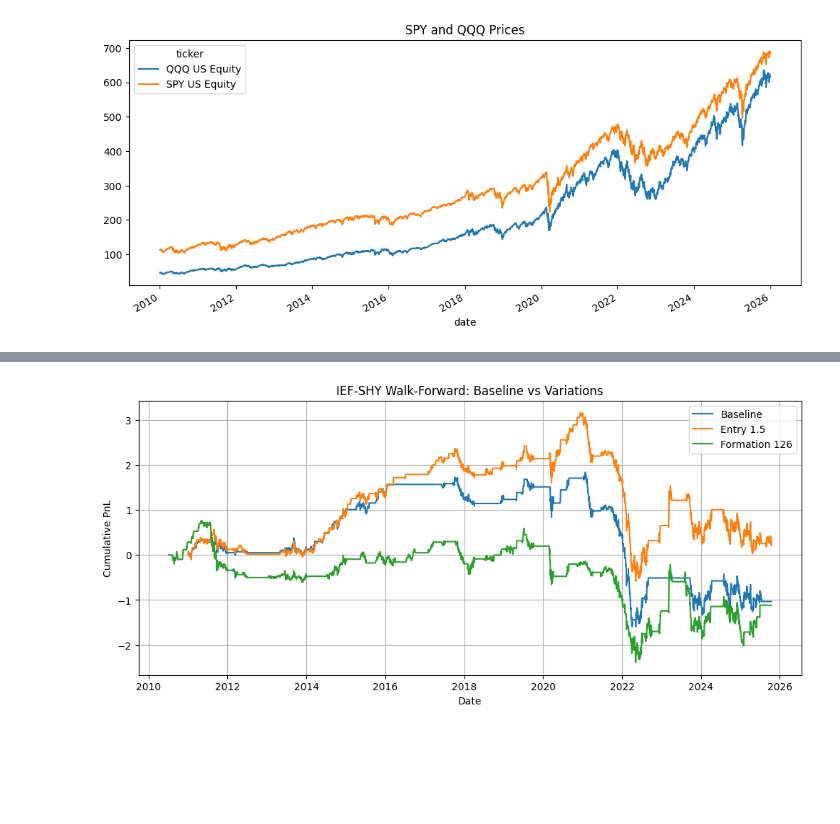
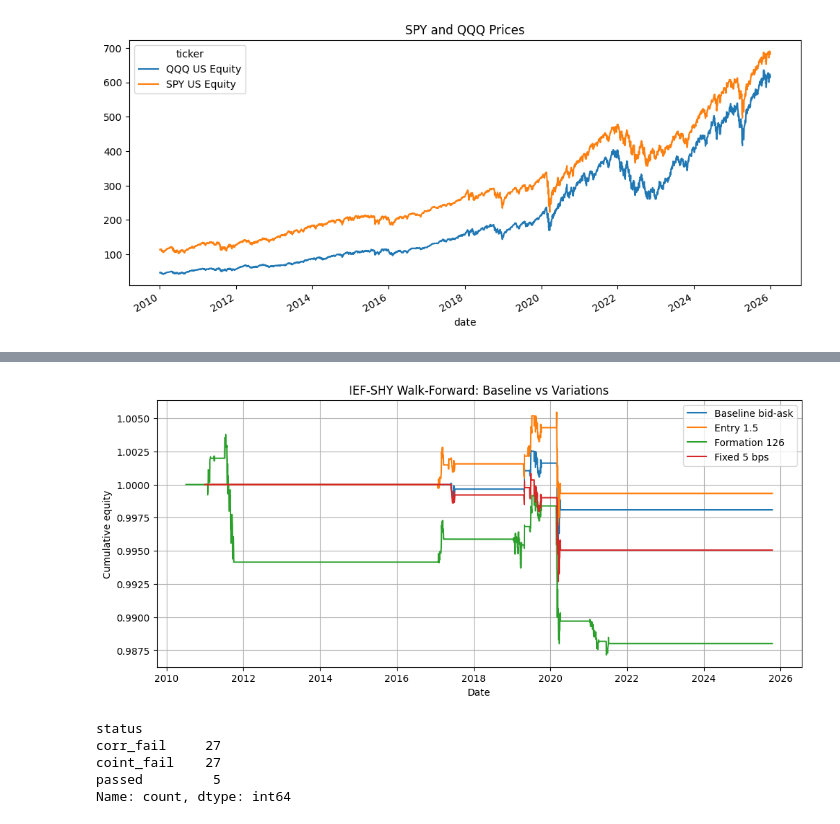
Before and after one commit to jen-dan/pairs-trading, a Jupyter notebook: notebooks/01_data_cleaning.ipynb, the cells around one changed output, grey strips where cells are left out. Cells and saved outputs as stored; diff of their text form; code cells hidden in the pictures; blank space fills up the shorter version.

Commit message:
removed old version, added bid/ask, completely diff results

```diff
--- a/notebooks/01_data_cleaning.ipynb
+++ b/notebooks/01_data_cleaning.ipynb
@@ -393,7 +431,7 @@ trading_results.head(15)
 # %%
-trading_results["spread_change"] = trading_results["spread"].diff()
+"""trading_results["spread_change"] = trading_results["spread"].diff()
 trading_results["strategy_pnl"] = trading_results["position"].shift(1) * trading_results["spread_change"]
 trading_results["strategy_pnl"] = trading_results["strategy_pnl"].fillna(0)
 
-trading_results[["spread", "zscore", "position", "spread_change", "strategy_pnl"]].head(15)
+trading_results[["spread", "zscore", "position", "spread_change", "strategy_pnl"]].head(15)"""
 # %% [output]
@@ -417,6 +439,6 @@ trading_results[["spread", "zscore", "position", "spread_change", "strategy_pnl"
 # %%
-trading_results["equity_curve"] = trading_results["strategy_pnl"].cumsum()
+"""trading_results["equity_curve"] = trading_results["strategy_pnl"].cumsum()
 
 trading_results["equity_curve"].plot(figsize=(12, 5), title="Simple Equity Curve: SPY-QQQ")
-plt.show()
+plt.show()"""
 # %% [output]
@@ -574,5 +708,5 @@ results_df.to_csv("../data_processed/pair_backtest_results_preliminary.csv", ind
 # %%
-pair_t1 = "IEF US Equity"
+"""pair_t1 = "IEF US Equity"
 pair_t2 = "SHY US Equity"
 
 pair_prices = all_prices[[pair_t1, pair_t2]].dropna().copy()
@@ -619,5 +753,5 @@ pair_results["strategy_pnl"] = pair_results["position"].shift(1) * pair_results[
 pair_results["strategy_pnl"] = pair_results["strategy_pnl"].fillna(0)
 pair_results["equity_curve"] = pair_results["strategy_pnl"].cumsum()
 
-pair_results.head(15)
+pair_results.head(15)"""
 # %% [output]
@@ -765,5 +847,5 @@ Max drawdown after costs: -0.10735138818404266
 # %%
-pair_t1 = "IEF US Equity"
+"""pair_t1 = "IEF US Equity"
 pair_t2 = "SHY US Equity"
 
 pair_prices = all_prices[[pair_t1, pair_t2]].dropna().copy()
@@ -832,5 +914,5 @@ while start + formation_window + trading_window <= len(pair_prices):
     start += trading_window
 
 wf_df = pd.concat(walkforward_results).sort_index()
-wf_df.head()
+wf_df.head()"""
 # %% [output]
@@ -1122,13 +1320,14 @@ comparison_df.to_csv("../data_processed/variation_comparison.csv", index=False)
 # %%
 plt.figure(figsize=(12, 5))
-plt.plot(baseline_run["wf_df"].index, baseline_run["wf_df"]["equity_curve_after_cost"], label="Baseline")
-plt.plot(variation_1["wf_df"].index, variation_1["wf_df"]["equity_curve_after_cost"], label="Entry 1.5")
-plt.plot(variation_2["wf_df"].index, variation_2["wf_df"]["equity_curve_after_cost"], label="Formation 126")
+plt.plot(baseline_run["wf_df"].index, baseline_run["wf_df"]["net_equity_curve"], label="Baseline bid-ask")
+plt.plot(variation_1["wf_df"].index, variation_1["wf_df"]["net_equity_curve"], label="Entry 1.5")
+plt.plot(variation_2["wf_df"].index, variation_2["wf_df"]["net_equity_curve"], label="Formation 126")
+plt.plot(variation_3["wf_df"].index, variation_3["wf_df"]["net_equity_curve"], label="Fixed 5 bps")
 plt.title("IEF-SHY Walk-Forward: Baseline vs Variations")
 plt.xlabel("Date")
-plt.ylabel("Cumulative PnL")
+plt.ylabel("Cumulative equity")
 plt.legend()
 plt.grid(True)
 plt.show()
 # %% [output]
-[figure, old version]
+[figure, new version]
@@ -1134,0 +1338,10 @@ plt.show()
+# %%
+diag = baseline_run["window_diagnostics"].copy()
+diag["status"] = np.where(diag["tradable"], "passed", diag["skip_reason"])
+diag["status"].value_counts(dropna=False)
+# %% [output]
+status
+corr_fail     27
+coint_fail    27
+passed         5
+Name: count, dtype: int64
```
Also changed, not shown: parts of 49 cells of this notebook.
